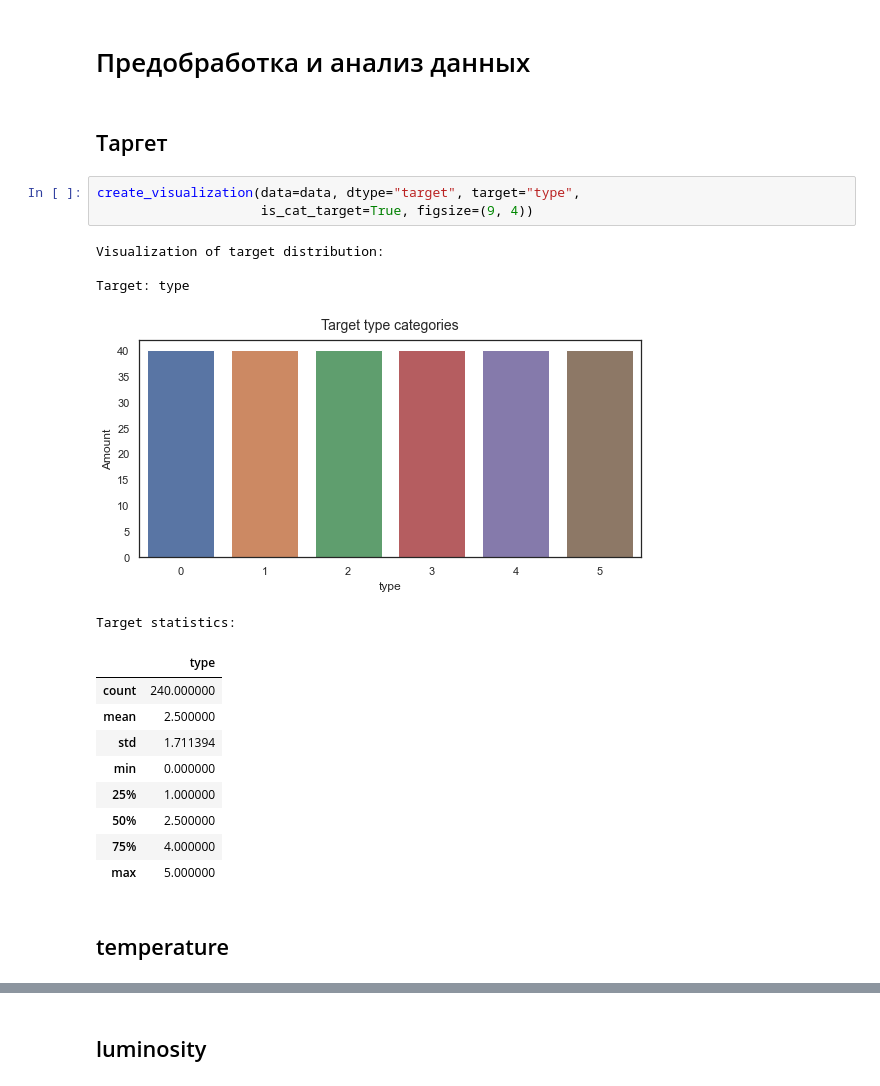
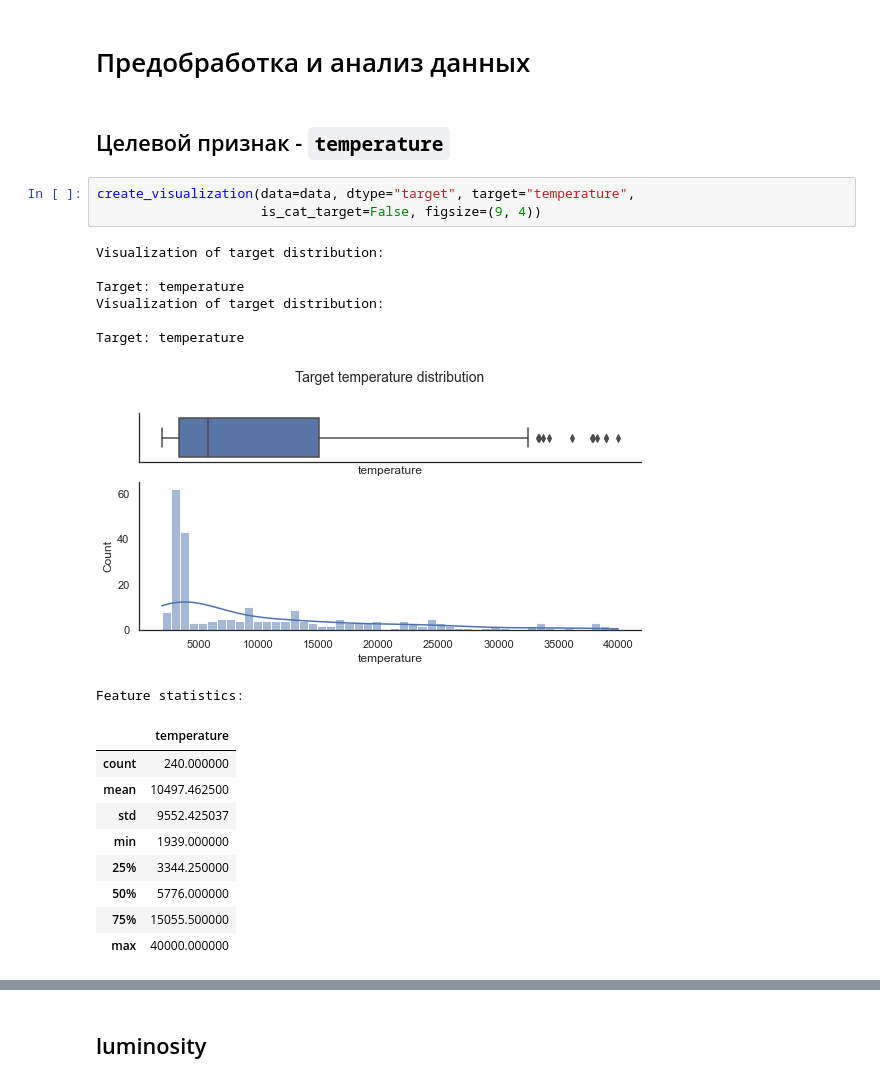
Before and after one commit to AdamCage/star_temperature_prediction_with_pytorch, a Jupyter notebook: star_temperature_prediction.ipynb, the cells around one changed output, grey strips where cells are left out. Cells and saved outputs as stored; diff of their text form.

```diff
--- a/star_temperature_prediction.ipynb
+++ b/star_temperature_prediction.ipynb
@@ -543,25 +628,26 @@ Memory usage:            0.0+ MB
 | color | 240 | 0 | 100.0 | 17 | [yellowish, yellow-white, white, ... | object |
 # %% [markdown]
 # Предобработка и анализ данных
-# %% [markdown]
-## Таргет
+# %% [markdown]
+## Целевой признак - `temperature`
 # %%
-create_visualization(data=data, dtype="target", target="type",
-                     is_cat_target=True, figsize=(9, 4))
+create_visualization(data=data, dtype="target", target="temperature",
+                     is_cat_target=False, figsize=(9, 4))
 # %% [output]
 Visualization of target distribution:
 
-Target: type
+Target: temperature
+Visualization of target distribution:
+
+Target: temperature
-[figure, old version]
+[figure, new version]
-Target statistics:
+Feature statistics:
-|  | type |
+|  | temperature |
 | count | 240.000000 |
-| mean | 2.500000 |
-| std | 1.711394 |
-| min | 0.000000 |
-| 25% | 1.000000 |
-| 50% | 2.500000 |
-| 75% | 4.000000 |
-| max | 5.000000 |
+| mean | 10497.462500 |
+| std | 9552.425037 |
+| min | 1939.000000 |
+| 25% | 3344.250000 |
+| 50% | 5776.000000 |
+| 75% | 15055.500000 |
+| max | 40000.000000 |
-# %% [markdown]
-## temperature
```
Also changed, not shown: parts of 144 cells of this notebook, 4 other files.
